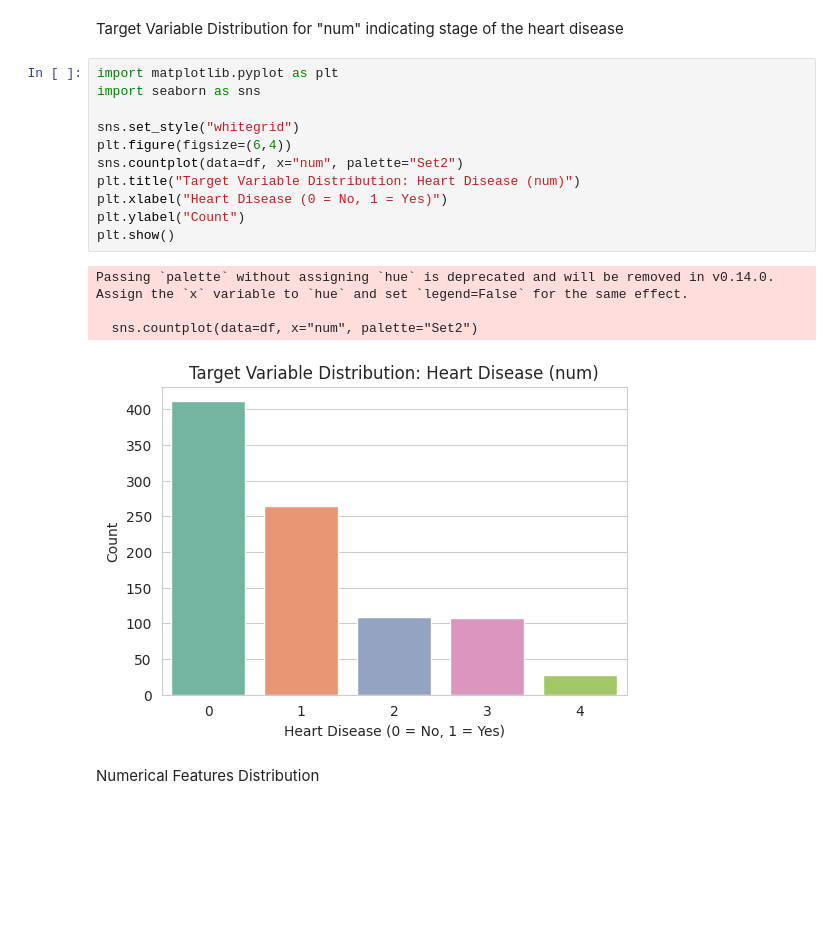
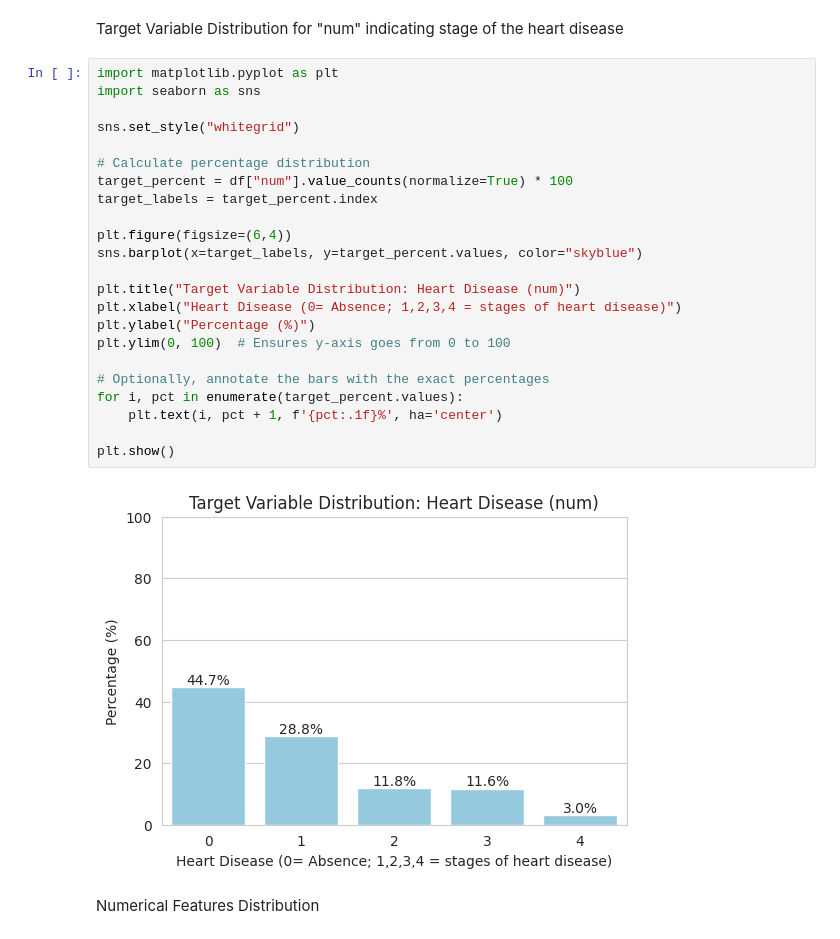
Before and after one commit to aaronalonsotorrens/Heart_disease_risk_predictor, a Jupyter notebook: jupyter_notebooks/Notebook 2: EDA.ipynb, the cells around one changed output. Cells and saved outputs as stored; diff of their text form; blank space fills up the shorter version.

Commit message:
Add section to identify categorical variables and inspect category counts, add percentages for features and target variable distribution

```diff
--- a/jupyter_notebooks/Notebook 2: EDA.ipynb
+++ b/jupyter_notebooks/Notebook 2: EDA.ipynb
@@ -47,19 +47,28 @@ Target Variable Distribution for "num" indicating stage of the heart disease
 # %%
 import matplotlib.pyplot as plt
 import seaborn as sns
 
 sns.set_style("whitegrid")
+
+# Calculate percentage distribution
+target_percent = df["num"].value_counts(normalize=True) * 100
+target_labels = target_percent.index
+
 plt.figure(figsize=(6,4))
-sns.countplot(data=df, x="num", palette="Set2")
+sns.barplot(x=target_labels, y=target_percent.values, color="skyblue")
+
 plt.title("Target Variable Distribution: Heart Disease (num)")
-plt.xlabel("Heart Disease (0 = No, 1 = Yes)")
-plt.ylabel("Count")
+plt.xlabel("Heart Disease (0= Absence; 1,2,3,4 = stages of heart disease)")
+plt.ylabel("Percentage (%)")
+plt.ylim(0, 100)  # Ensures y-axis goes from 0 to 100
+
+# Optionally, annotate the bars with the exact percentages
+for i, pct in enumerate(target_percent.values):
+    plt.text(i, pct + 1, f'{pct:.1f}%', ha='center')
+
 plt.show()
 # %% [output]
-Passing `palette` without assigning `hue` is deprecated and will be removed in v0.14.0. Assign the `x` variable to `hue` and set `legend=False` for the same effect.
-
-  sns.countplot(data=df, x="num", palette="Set2")
-[figure, old version]
+[figure, new version]
 # %% [markdown]
 Numerical Features Distribution
 # %%
```
Also changed, not shown: parts of 11 cells of this notebook.
